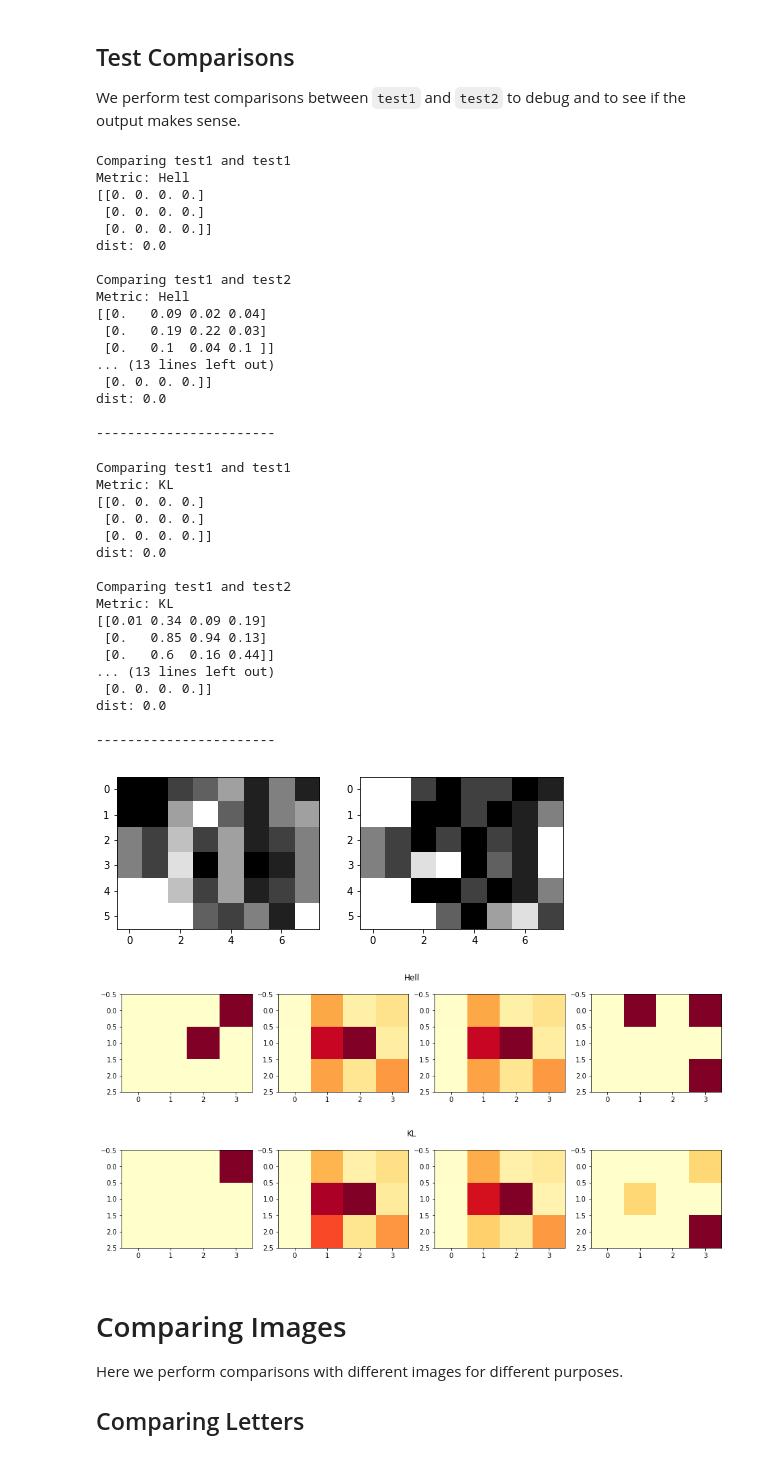
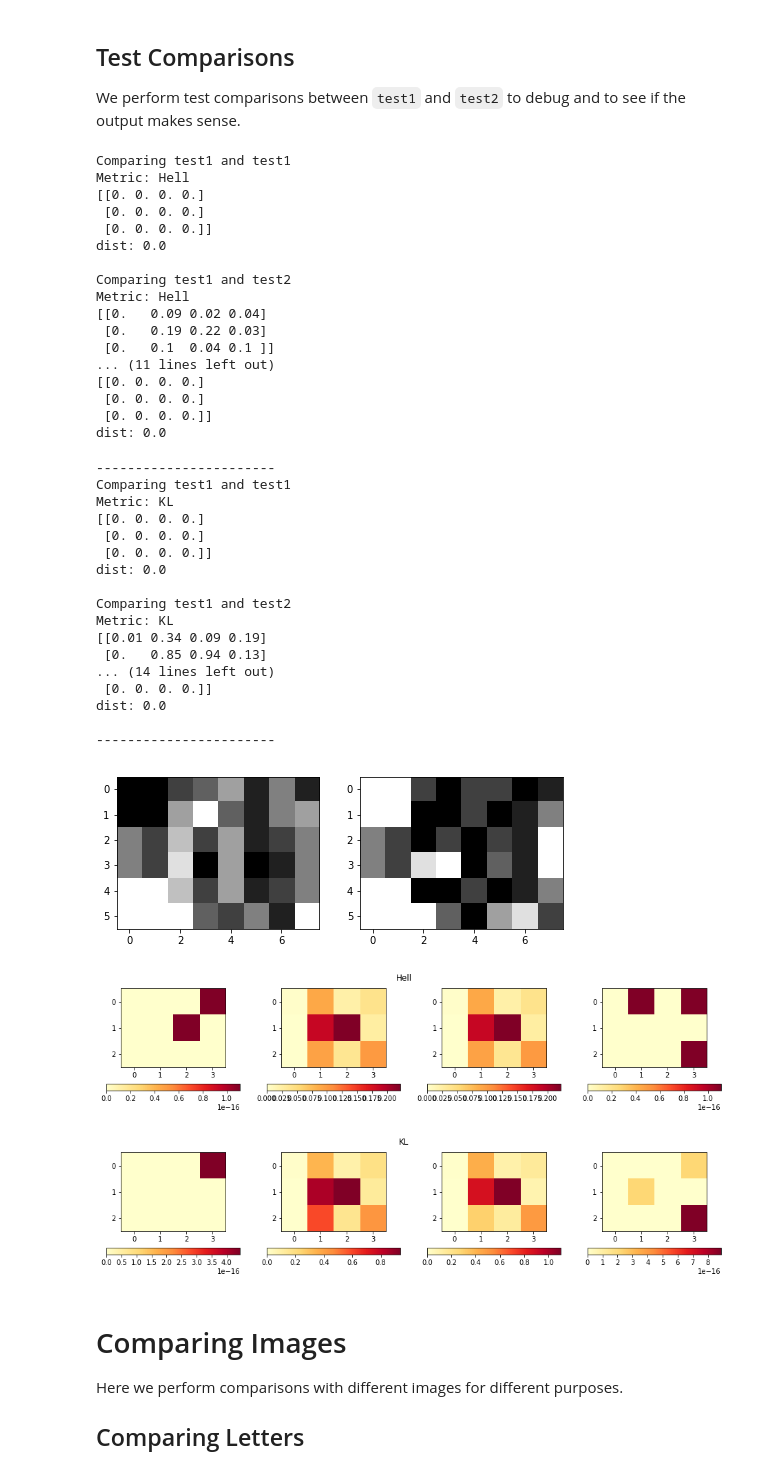
Before and after one commit to POkoroafor/matrixbubbling, a Jupyter notebook: final.ipynb, the cells around one changed output. Cells and saved outputs as stored; diff of their text form; code cells hidden in the pictures.

Commit message:
Add colorbars

```diff
--- a/final.ipynb
+++ b/final.ipynb
@@ -128,47 +129,48 @@ for metric in ["Hell", "KL"]:
         print(np.around(dist, decimals=2))
         print("dist:", round(np.sum(dist), 2))
         print()
-        axarr[y].imshow(dist, cmap="YlOrRd")
+        a = axarr[y].imshow(dist, cmap="YlOrRd")
+        f.colorbar(a, ax=axarr[y], orientation='horizontal')
         y += 1
     print("-----------------------")
 # %% [output]
 Comparing test1 and test1
 Metric: Hell
 [[0. 0. 0. 0.]
  [0. 0. 0. 0.]
  [0. 0. 0. 0.]]
 dist: 0.0
 
 Comparing test1 and test2
 Metric: Hell
 [[0.   0.09 0.02 0.04]
  [0.   0.19 0.22 0.03]
  [0.   0.1  0.04 0.1 ]]
-... (13 lines left out)
+... (11 lines left out)
+[[0. 0. 0. 0.]
+ [0. 0. 0. 0.]
  [0. 0. 0. 0.]]
 dist: 0.0
-
------------------------
+-----------------------
 Comparing test1 and test1
 Metric: KL
 [[0. 0. 0. 0.]
  [0. 0. 0. 0.]
  [0. 0. 0. 0.]]
 dist: 0.0
 
 Comparing test1 and test2
 Metric: KL
 [[0.01 0.34 0.09 0.19]
  [0.   0.85 0.94 0.13]
- [0.   0.6  0.16 0.44]]
-... (13 lines left out)
+... (14 lines left out)
  [0. 0. 0. 0.]]
 dist: 0.0
 
 -----------------------
 [figure]
-[figure, old version]
+[figure, new version]
-[figure, old version]
+[figure, new version]
 # %% [markdown]
 # Comparing Images
 
```
Also changed, not shown: parts of 3 cells of this notebook.
